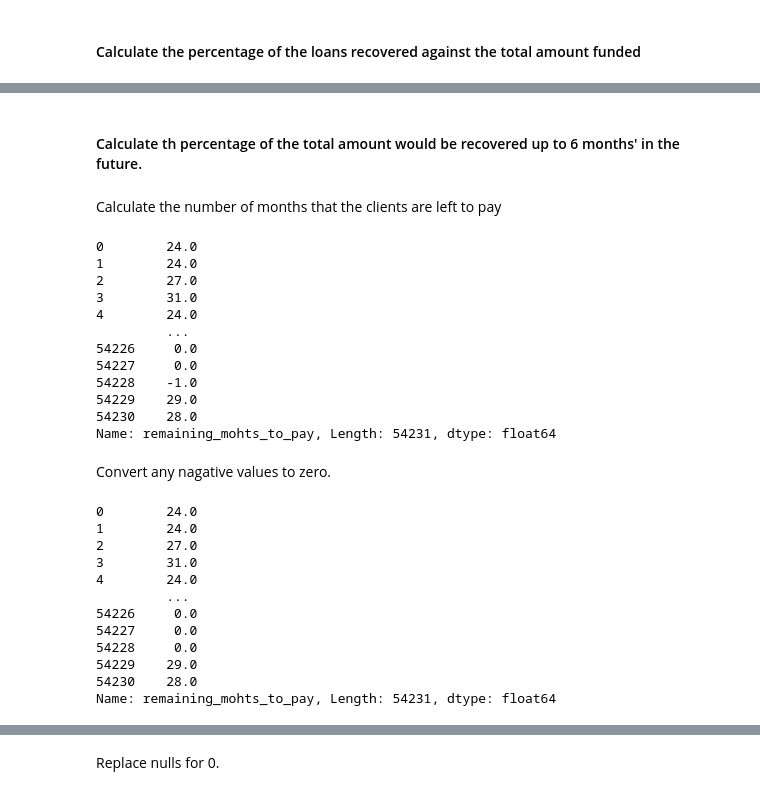
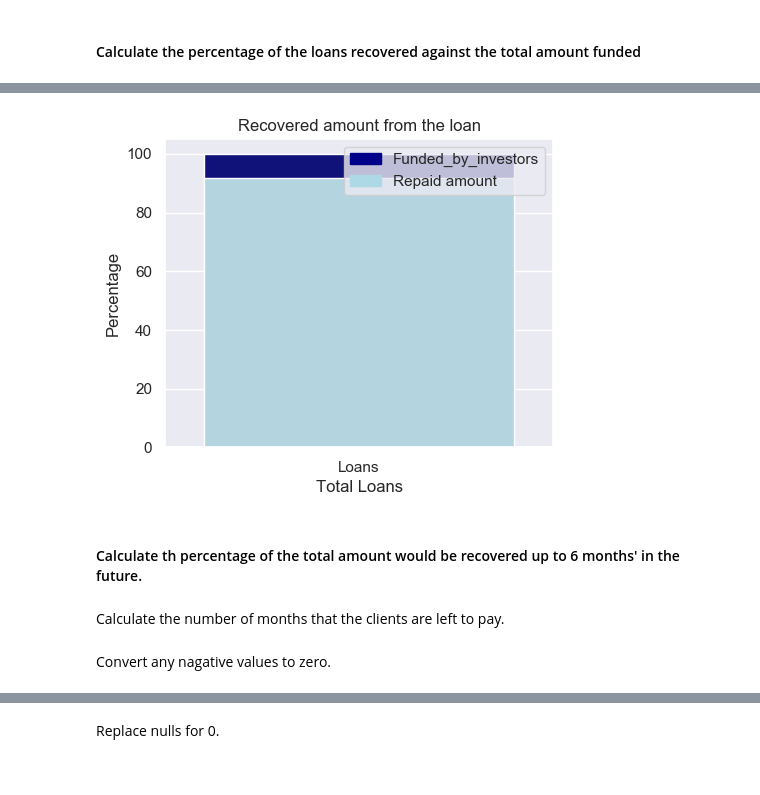
Before and after one commit to ChristianDaza/EDA_finance, a Jupyter notebook: SRC/Analysis.ipynb, the cells around one changed output, grey strips where cells are left out. Drawn from its saved outputs; the diff is of its cells as text; code cells hidden in the pictures.

```diff
--- a/SRC/Analysis.ipynb
+++ b/SRC/Analysis.ipynb
@@ -69,39 +100,42 @@ round(df["total_payment"].sum()/df["funded_amount"].sum()*100, 2)
+# %%
+df_funded= pd.DataFrame({"Type": "Loans",
+                       "Total_funded":[df["funded_amount"].sum()/df["funded_amount"].sum()*100],
+                       "Repaid":[df["total_payment"].sum()/df["funded_amount"].sum().sum()*100]})
+# %%
+# Set the figure size
+plt.figure(figsize=(5, 4))
+
+# Create barplots, which will be stack on top of each other
+bar1 = sns.barplot(x="Type",  y="Total_funded", data=df_funded, color='darkblue')
+bar2 = sns.barplot(x="Type", y="Repaid", data=df_funded, estimator=sum, ci=None,  color='lightblue')
+
+
+# Create legends
+top_bar = mpatches.Patch(color='darkblue', label='Funded_by_investors')
+bottom_bar = mpatches.Patch(color='lightblue', label='Repaid amount')
+plt.legend(handles=[top_bar, bottom_bar])
+
+# Create tittle and labels
+plt.title("Recovered amount from the loan")
+plt.ylabel("Percentage")
+plt.xlabel("Total Loans")
+plt.grid(True, axis="y")
+plt.show()
+
+# show the graph
+plt.show()
+# %% [output]
+[figure, added]
 # %% [markdown]
 #### Calculate th percentage of the total amount would be recovered up to 6 months' in the future.
 # %% [markdown]
-Calculate the number of months that the clients are left to pay
+Calculate the number of months that the clients are left to pay.
 # %%
 # Get the number of months alrady paid
-df["remaining_mohts_to_pay"] = df["term_in_months"] - round((df["last_payment_date"] - df["issue_date"])/np.timedelta64(1, 'M'),)
+df["remaining_monhts_to_pay"] = df["term_in_months"] - round((df["last_payment_date"] - df["issue_date"])/np.timedelta64(1, 'M'),)
-# %% [output]
-0        24.0
-1        24.0
-2        27.0
-3        31.0
-4        24.0
-         ...
-54226     0.0
-54227     0.0
-54228    -1.0
-54229    29.0
-54230    28.0
-Name: remaining_mohts_to_pay, Length: 54231, dtype: float64
 # %% [markdown]
 Convert any nagative values to zero.
 # %%
 
 # turn any negative values to 0
-df["remaining_mohts_to_pay"] = df["remaining_mohts_to_pay"].clip(lower=0)
+df["remaining_monhts_to_pay"] = df["remaining_monhts_to_pay"].clip(lower=0)
-# %% [output]
-0        24.0
-1        24.0
-2        27.0
-3        31.0
-4        24.0
-         ...
-54226     0.0
-54227     0.0
-54228     0.0
-54229    29.0
-54230    28.0
-Name: remaining_mohts_to_pay, Length: 54231, dtype: float64
```
Also changed, not shown: parts of 41 cells of this notebook.
